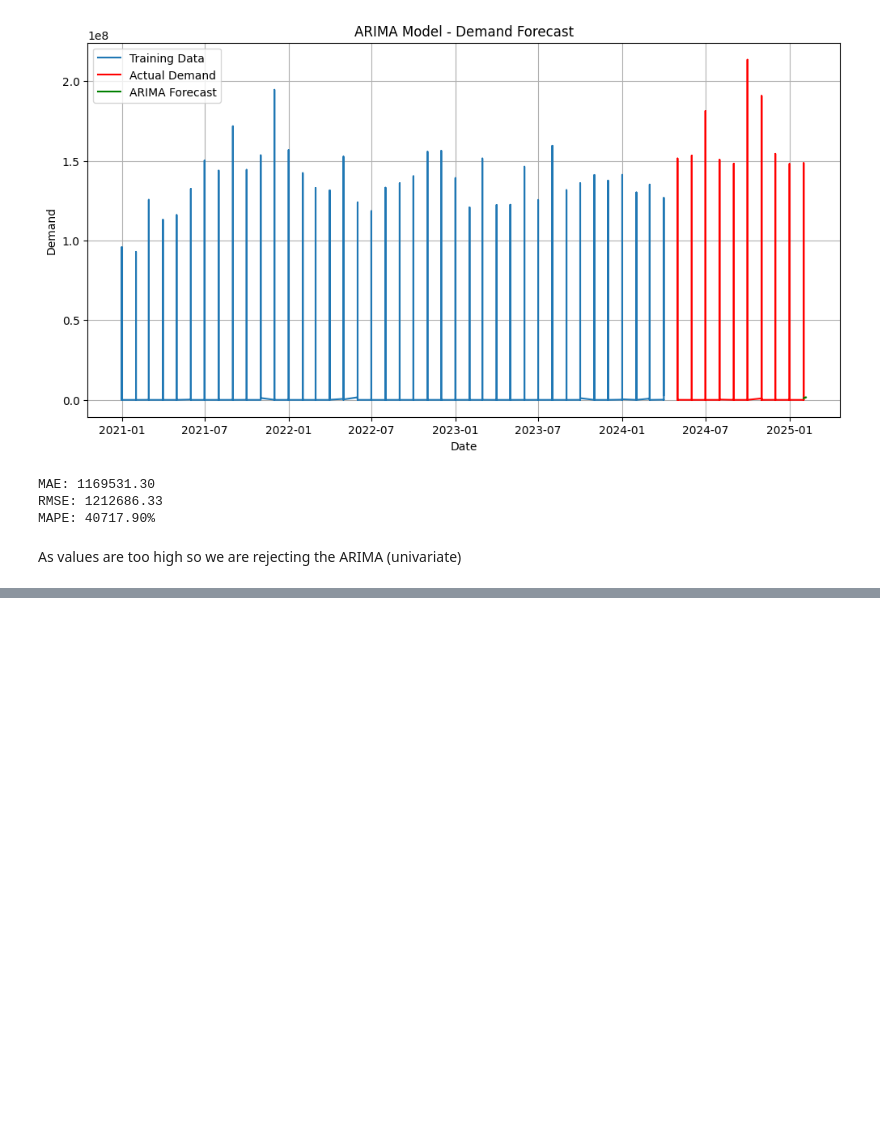
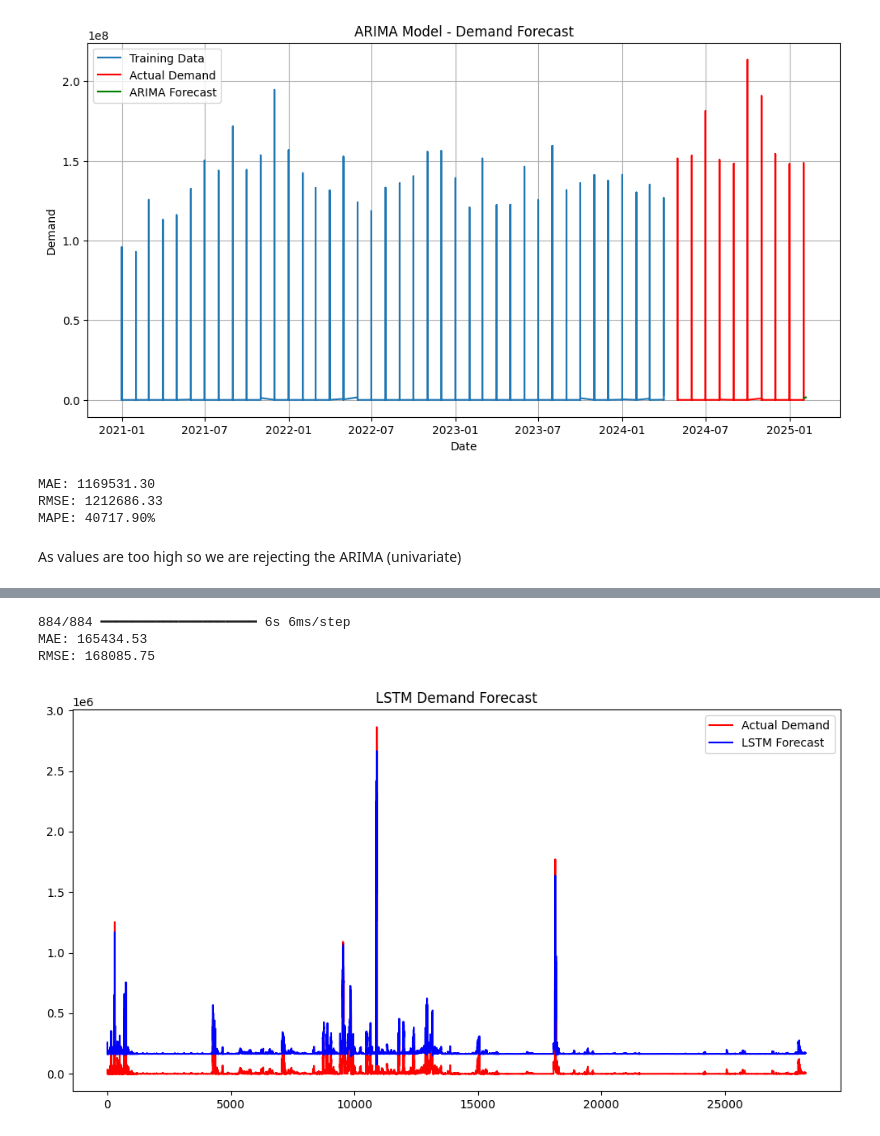
Before and after one commit to Jain-Pranjal/BD-assignment, a Jupyter notebook: BD_assignment.ipynb, the cells around one changed output, grey strips where cells are left out. Saved outputs shown, nothing was run; the diff lists cells and outputs as text; code cells hidden in the pictures; blank space fills up the shorter version.

Commit message:
feat: Applied the LSTM model

```diff
--- a/BD_assignment.ipynb
+++ b/BD_assignment.ipynb
@@ -202,0 +231,16 @@ As values are too high so we are rejecting the ARIMA (univariate)
+# %%
+from tensorflow.keras.models import Sequential
+from tensorflow.keras.layers import LSTM, Dense, Dropout
+
+# Define the LSTM model
+model = Sequential([
+    LSTM(50, return_sequences=True, input_shape=(seq_length, 1)),
+    Dropout(0.2),
+    LSTM(50, return_sequences=False),
+    Dropout(0.2),
+    Dense(25),
+    Dense(1)
+])
+
+model.compile(optimizer='adam', loss='mean_squared_error')
+model.summary()
@@ -202,0 +267,2 @@ As values are too high so we are rejecting the ARIMA (univariate)
+# %%
+history = model.fit(X_train, y_train, epochs=50, batch_size=32, validation_data=(X_test, y_test))
@@ -202,0 +321,30 @@ As values are too high so we are rejecting the ARIMA (univariate)
+# %%
+#now we will evaluate the model
+from sklearn.metrics import mean_absolute_error, mean_squared_error
+
+# Get test predictions
+y_pred = model.predict(X_test)
+y_pred_inv = scaler.inverse_transform(y_pred)
+y_test_inv = scaler.inverse_transform(y_test)
+
+# Calculate errors
+mae = mean_absolute_error(y_test_inv, y_pred_inv)
+rmse = np.sqrt(mean_squared_error(y_test_inv, y_pred_inv))
+
+print(f"MAE: {mae:.2f}")
+print(f"RMSE: {rmse:.2f}")
+# %% [output]
+884/884 ━━━━━━━━━━━━━━━━━━━━ 6s 6ms/step
+MAE: 165434.53
+RMSE: 168085.75
+# %%
+import matplotlib.pyplot as plt
+
+plt.figure(figsize=(12, 6))
+plt.plot(y_test_inv, label="Actual Demand", color="red")
+plt.plot(y_pred_inv, label="LSTM Forecast", color="blue")
+plt.legend()
+plt.title("LSTM Demand Forecast")
+plt.show()
+# %% [output]
+[figure, added]
```
Also changed, not shown: parts of 6 cells of this notebook.
